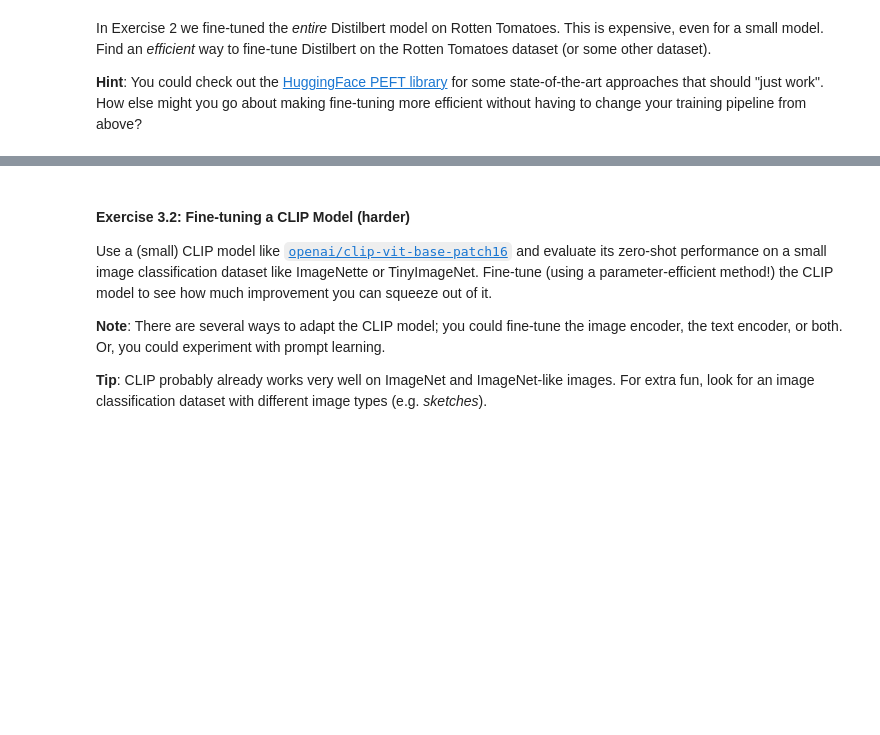
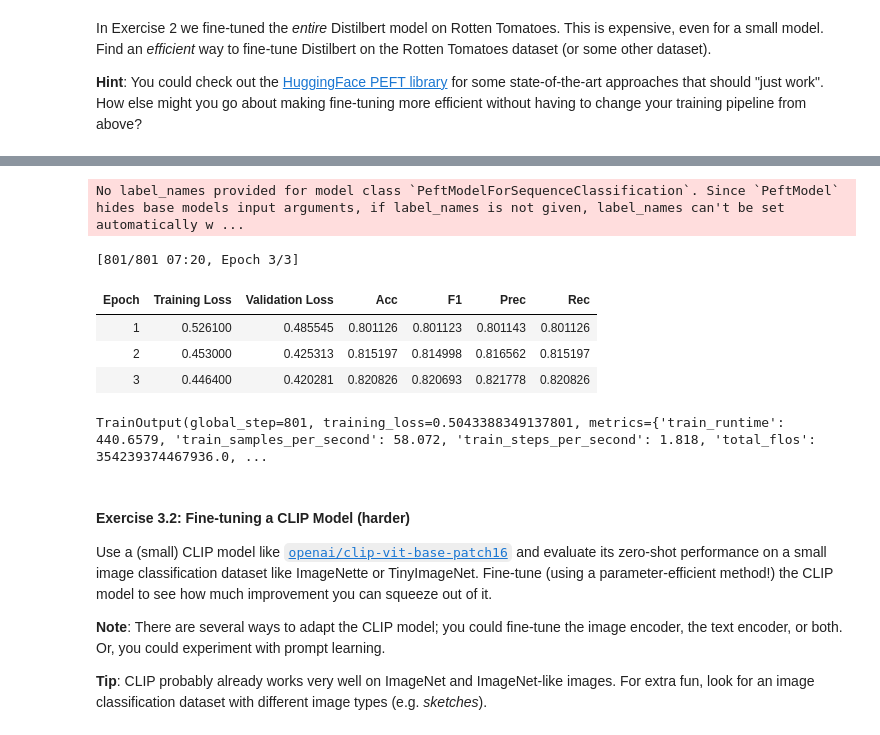
Before and after one commit to RoccoTescaro/LabDLA, a Jupyter notebook: Lab3.ipynb, the cells around one changed output, grey strips where cells are left out. Drawn from its saved outputs; the diff is of its cells as text; code cells hidden in the pictures; blank space fills up the shorter version.

```diff
--- a/Lab3.ipynb
+++ b/Lab3.ipynb
@@ -236,11 +371,15 @@ In Exercise 2 we fine-tuned the *entire* Distilbert model on Rotten Tomatoes. Th
 
 **Hint**: You could check out the [HuggingFace PEFT library](https://huggingface.co/docs/peft/en/index) for some state-of-the-art approaches that should "just work". How else might you go about making fine-tuning more efficient without having to change your training pipeline from above?
 # %%
-from peft import LoraConfig, TaskType, get_peft_model
+############## LORA CONFIG ################
+
+#redefine the model to avoid warmup after finetuned model
+model_ds = AutoModelForSequenceClassification.from_pretrained("distilbert-base-uncased", num_labels = 2)
+model_ds.to(device)
 
 lora_config = LoraConfig(
-    r = 8,
-    lora_alpha = 16,
+    r = 8, #LoRa rank decompostion
+    lora_alpha = 16, #2*r, don't really know what it mean but this is the value suggested
     target_modules = ["q_lin", "v_lin"],
     lora_dropout = 0.1,
     bias = "none",
@@ -248,3 +387,4 @@ lora_config = LoraConfig(
 )
 
 model_ds = get_peft_model(model_ds, lora_config)
+model_ds.print_trainable_parameters()
@@ -251,30 +395,40 @@ model_ds = get_peft_model(model_ds, lora_config)
 # %%
+#################### TRAINING ######################
+
 training_args = TrainingArguments(
-    output_dir = "./results",
+    output_dir = checkpoints_dir + "/lora_model",
     learning_rate = 2e-5,
     per_device_train_batch_size = 32,
     per_device_eval_batch_size = 16,
     num_train_epochs = 3,
     weight_decay = 0.01,
     eval_strategy = "epoch",
     save_strategy = "epoch",
     load_best_model_at_end = True,
-    logging_dir = "./logs",
+    logging_dir = log_dir + "/lora_model",
     logging_strategy = "steps",
     logging_steps = 10,
     report_to = "tensorboard"
 )
 
 trainer = Trainer(
     model = model_ds,
     args = training_args,
     train_dataset = ds["train"],
     eval_dataset = ds["validation"],
     data_collator = dcwp,
     compute_metrics = lambda x: compute_metrics(x, metrics)
 )
 
 trainer.train()
+# %% [output]
+No label_names provided for model class `PeftModelForSequenceClassification`. Since `PeftModel` hides base models input arguments, if label_names is not given, label_names can't be set automatically w ...
+[801/801 07:20, Epoch 3/3]
+| Epoch | Training Loss | Validation Loss | Acc | F1 | Prec | Rec |
+| 1 | 0.526100 | 0.485545 | 0.801126 | 0.801123 | 0.801143 | 0.801126 |
+| 2 | 0.453000 | 0.425313 | 0.815197 | 0.814998 | 0.816562 | 0.815197 |
+| 3 | 0.446400 | 0.420281 | 0.820826 | 0.820693 | 0.821778 | 0.820826 |
+TrainOutput(global_step=801, training_loss=0.5043388349137801, metrics={'train_runtime': 440.6579, 'train_samples_per_second': 58.072, 'train_steps_per_second': 1.818, 'total_flos': 354239374467936.0, ...
 # %% [markdown]
 #### Exercise 3.2: Fine-tuning a CLIP Model (harder)
 
```
Also changed, not shown: parts of 16 cells of this notebook, 2 other files.
